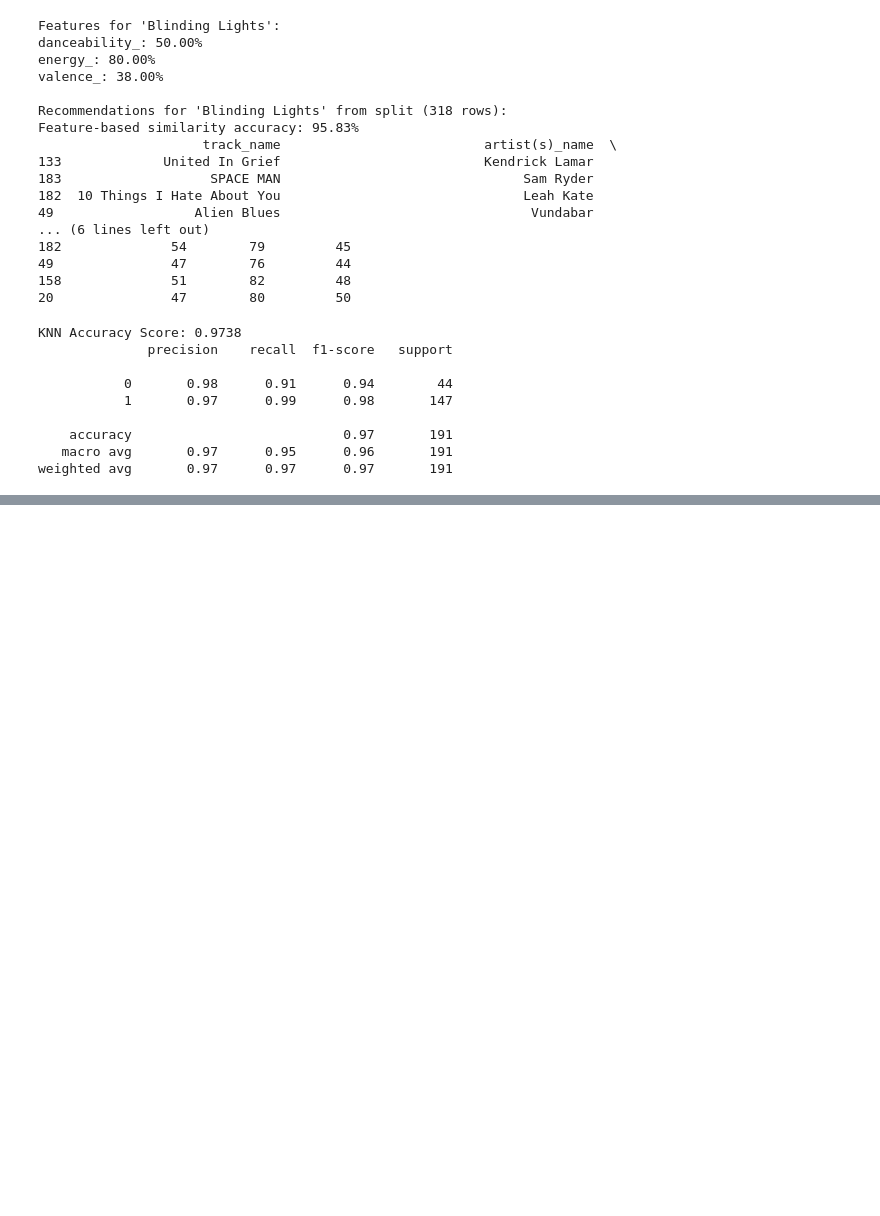
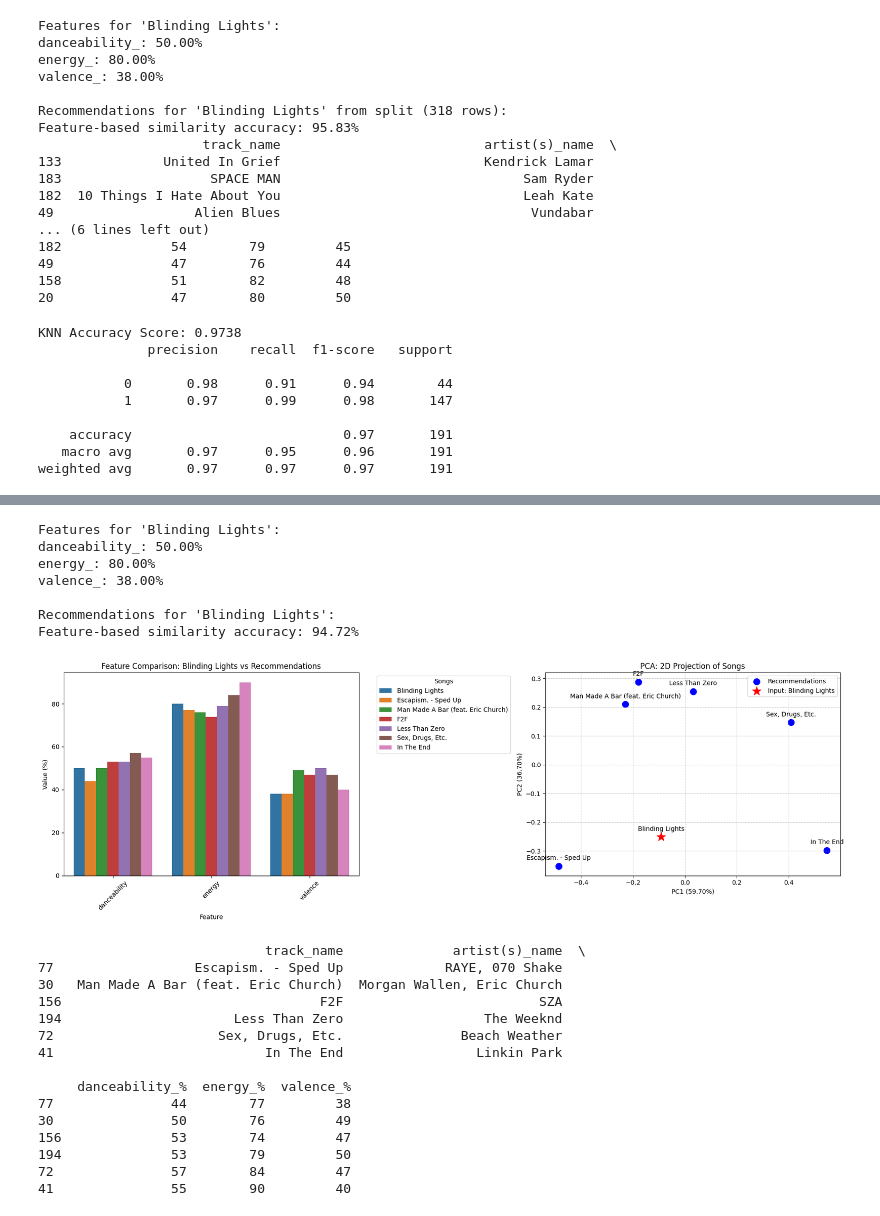
Before and after one commit to Tusharprabhu/Song_recommendationKNN, a Jupyter notebook: newDataset.ipynb, the cells around one changed output, grey strips where cells are left out. Saved outputs shown, nothing was run; the diff lists cells and outputs as text; code cells hidden in the pictures; blank space fills up the shorter version.

```diff
--- a/newDataset.ipynb
+++ b/newDataset.ipynb
@@ -404,0 +518,29 @@ weighted avg       0.97      0.97      0.97       191
+# %%
+
+song_input = "Blinding Lights"
+recommendations = unified_song_recommender(song_input, df, df_part2)
+print(recommendations)
+# %% [output]
+Features for 'Blinding Lights':
+danceability_: 50.00%
+energy_: 80.00%
+valence_: 38.00%
+
+Recommendations for 'Blinding Lights':
+Feature-based similarity accuracy: 94.72%
+[figure, added]
+                             track_name              artist(s)_name  \
+77                  Escapism. - Sped Up             RAYE, 070 Shake
+30   Man Made A Bar (feat. Eric Church)  Morgan Wallen, Eric Church
+156                                 F2F                         SZA
+194                      Less Than Zero                  The Weeknd
+72                     Sex, Drugs, Etc.               Beach Weather
+41                           In The End                 Linkin Park
+
+     danceability_%  energy_%  valence_%
+77               44        77         38
+30               50        76         49
+156              53        74         47
+194              53        79         50
+72               57        84         47
+41               55        90         40
```
Also changed, not shown: parts of 7 cells of this notebook.
